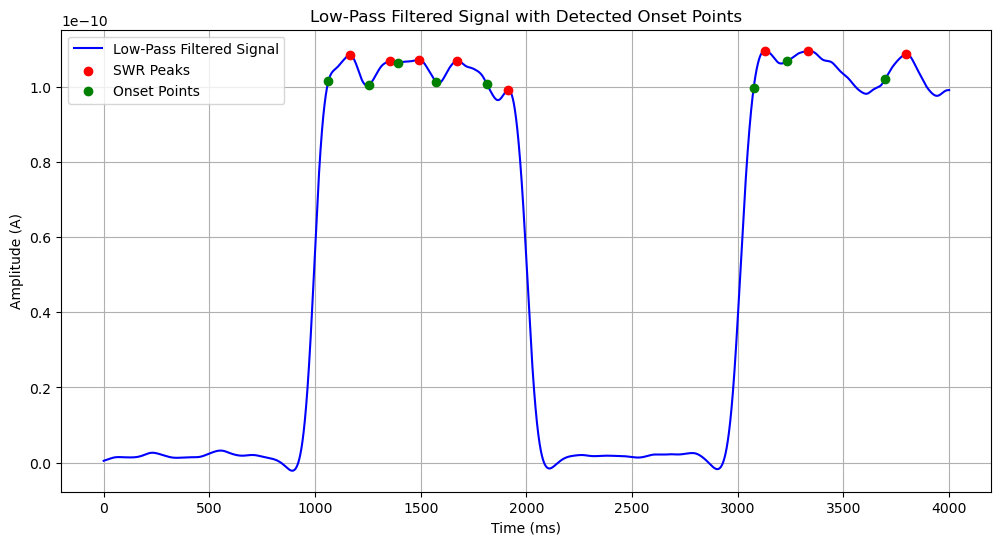
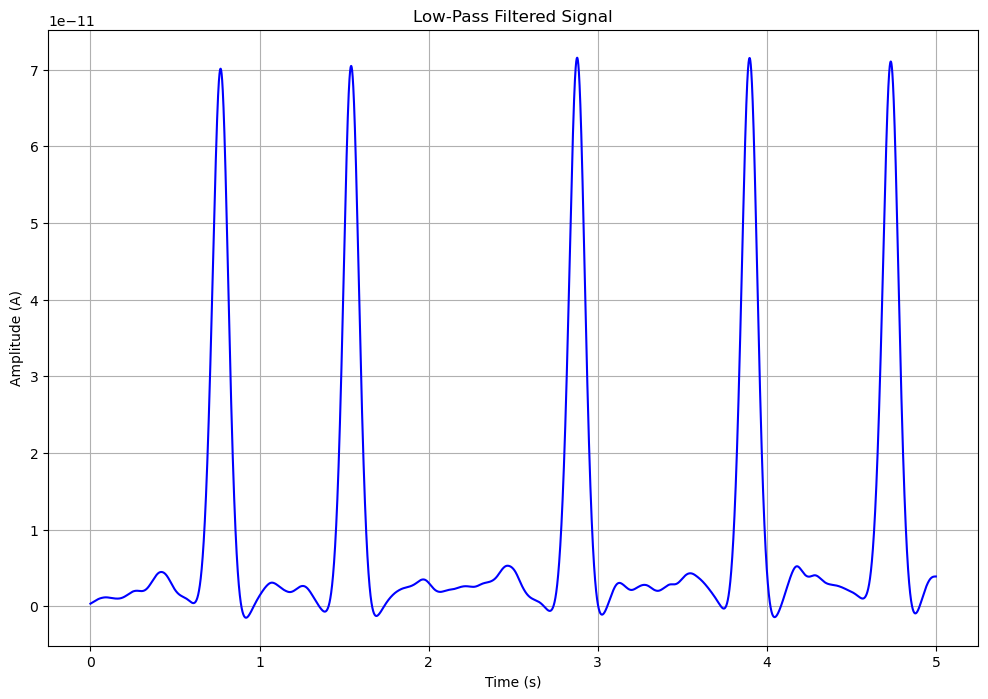
The change to this notebook cell's code, shown as a diff; its figure went from the first image to the second:
--- before
+++ after
@@ -1,14 +1,14 @@
 # Plot the low-pass filtered signal with detected onset points
-plt.figure(figsize=(12, 6))
-plt.plot(current_monitor.t / ms, low_pass / amp, label='Low-Pass Filtered Signal', color='blue')
+plt.figure(figsize=(12, 8))
+plt.plot(current_monitor.t / ms /1000, low_pass / amp, label='Low-Pass Filtered Signal', color='blue')
 
-plt.scatter(current_monitor.t[indx] / ms, low_pass[indx] / amp, color='red', label='SWR Peaks', zorder=3)
-plt.scatter(current_monitor.t[onset_points] / ms, low_pass[onset_points] / amp, color='green', label='Onset Points',
-            zorder=3)
+# plt.scatter(current_monitor.t[indx] / ms, low_pass[indx] / amp, color='red', label='SWR Peaks', zorder=3)
+# plt.scatter(current_monitor.t[onset_points] / ms, low_pass[onset_points] / amp, color='green', label='Onset Points',
+#             zorder=3)
 
-plt.xlabel('Time (ms)')
+plt.xlabel('Time (s)')
 plt.ylabel('Amplitude (A)')
-plt.title('Low-Pass Filtered Signal with Detected Onset Points')
-plt.legend()
+plt.title('Low-Pass Filtered Signal')
+#plt.legend()
 plt.grid(True)
 plt.show()

Commit: Add files via upload